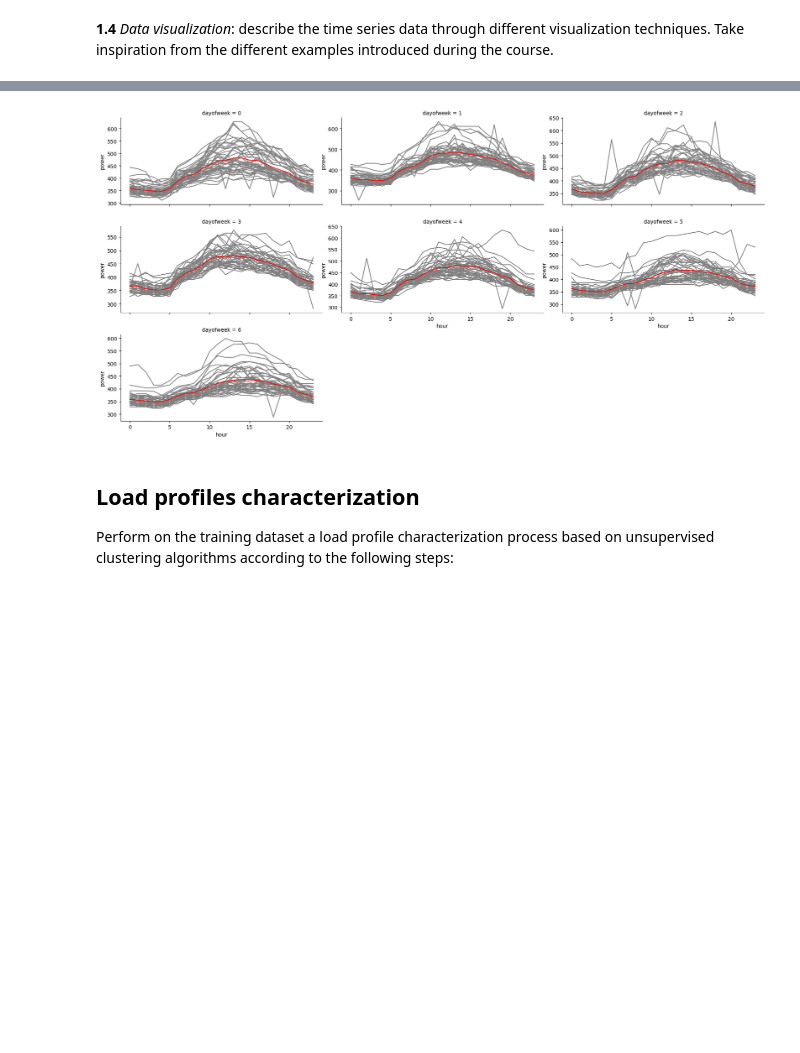
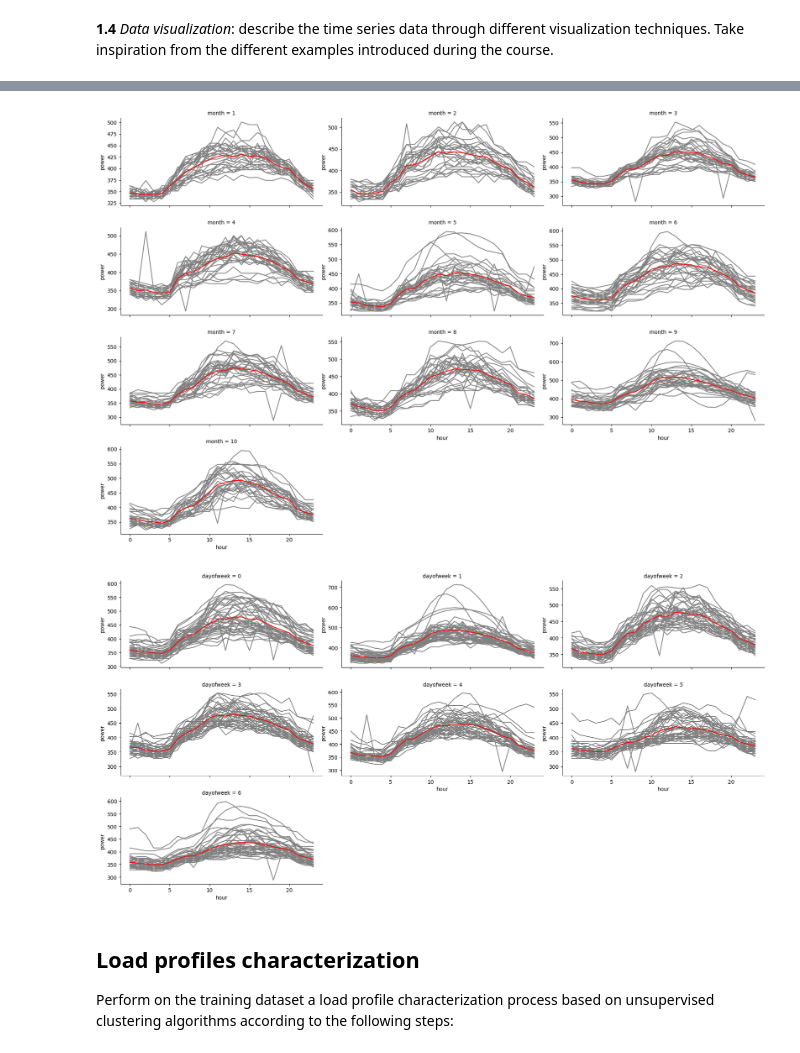
Before and after one commit to lucaparimbelli-ABB/data-science-and-ai-for-industrial-systems, a Jupyter notebook: exam.ipynb, the cells around one changed output, grey strips where cells are left out. Cells and saved outputs as stored; diff of their text form; code cells hidden in the pictures; blank space fills up the shorter version.

```diff
--- a/exam.ipynb
+++ b/exam.ipynb
@@ -301,3 +295,15 @@ plt.show()
+# %%
+# Load profile (per month)
+dataResetIndex_mean = dataResetIndex.groupby(['month', 'hour'])['power'].mean().reset_index()
+g = sns.FacetGrid(data=dataResetIndex, col='month', hue='date', col_wrap=3, height=3, aspect=2, sharey=False)
+g.map(sns.lineplot, 'hour', 'power', color='gray')
+
+for ax, day in zip(g.axes.flatten(), dataResetIndex_mean['month'].unique()):
+    sns.lineplot(x='hour', y='power', data=dataResetIndex_mean[dataResetIndex_mean['month'] == day], color='r', ax=ax, label='Profilo medio', legend=False)
+
+plt.show()
+# %% [output]
+[figure, added]
 # %%
 # Load profile (per day of the week)
 dataResetIndex_mean = dataResetIndex.groupby(['dayofweek', 'hour'])['power'].mean().reset_index()
@@ -309,7 +315,7 @@ for ax, day in zip(g.axes.flatten(), dataResetIndex_mean['dayofweek'].unique()):
 
 plt.show()
 # %% [output]
-[figure, old version]
+[figure, new version]
 # %%
 # How is the average load profile?
 # It is not representative of all profiles that fall into the same grouping. There is a lot of variability in the groupings: we have profiles ranging from 300 to 600 kW.
```
Also changed, not shown: parts of 19 cells of this notebook.
